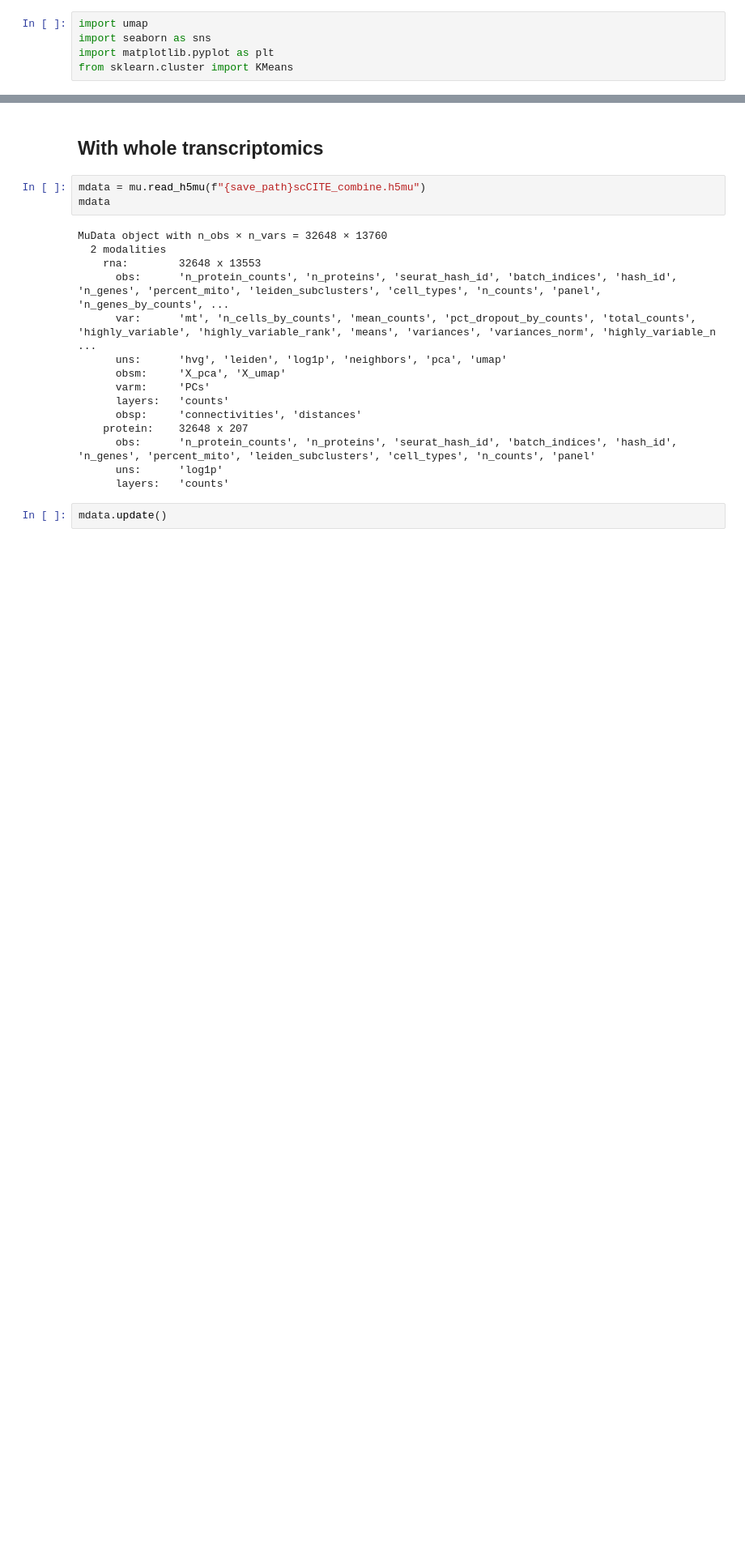
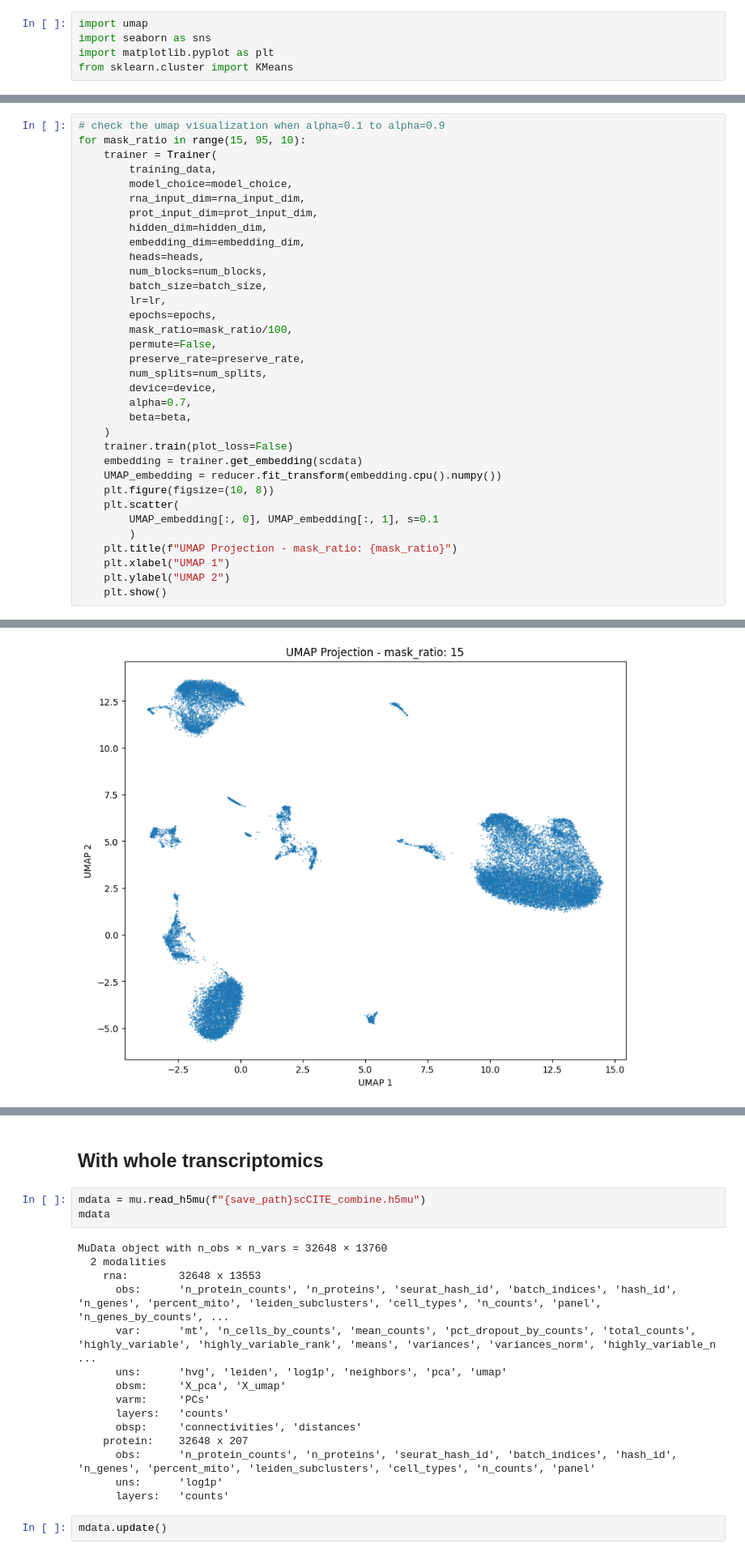
Before and after one commit to cb11711211/sc_st_attention_integration, a Jupyter notebook: GSPI/integrate_sc_cite.ipynb, the cells around one changed output, grey strips where cells are left out. Shown at 81% size. Drawn from its saved outputs; the diff is of its cells as text; blank space fills up the shorter version.

```diff
--- a/GSPI/integrate_sc_cite.ipynb
+++ b/GSPI/integrate_sc_cite.ipynb
@@ -336,0 +448,35 @@ AnnData object with n_obs × n_vars = 32648 × 13553
+# %%
+# check the umap visualization when alpha=0.1 to alpha=0.9
+for mask_ratio in range(15, 95, 10):
+    trainer = Trainer(
+        training_data,
+        model_choice=model_choice,
+        rna_input_dim=rna_input_dim,
+        prot_input_dim=prot_input_dim,
+        hidden_dim=hidden_dim,
+        embedding_dim=embedding_dim,
+        heads=heads,
+        num_blocks=num_blocks,
+        batch_size=batch_size,
+        lr=lr,
+        epochs=epochs,
+        mask_ratio=mask_ratio/100,
+        permute=False,
+        preserve_rate=preserve_rate,
+        num_splits=num_splits,
+        device=device,
+        alpha=0.7,
+        beta=beta,
+    )
+    trainer.train(plot_loss=False)
+    embedding = trainer.get_embedding(scdata)
+    UMAP_embedding = reducer.fit_transform(embedding.cpu().numpy())
+    plt.figure(figsize=(10, 8))
+    plt.scatter(
+        UMAP_embedding[:, 0], UMAP_embedding[:, 1], s=0.1
+        )
+    plt.title(f"UMAP Projection - mask_ratio: {mask_ratio}")
+    plt.xlabel("UMAP 1")
+    plt.ylabel("UMAP 2")
+    plt.show()
+# %% [output]
@@ -336,0 +494 @@ AnnData object with n_obs × n_vars = 32648 × 13553
+[figure, added]
```
Also changed, not shown: parts of 26 cells of this notebook, 5 other files.
